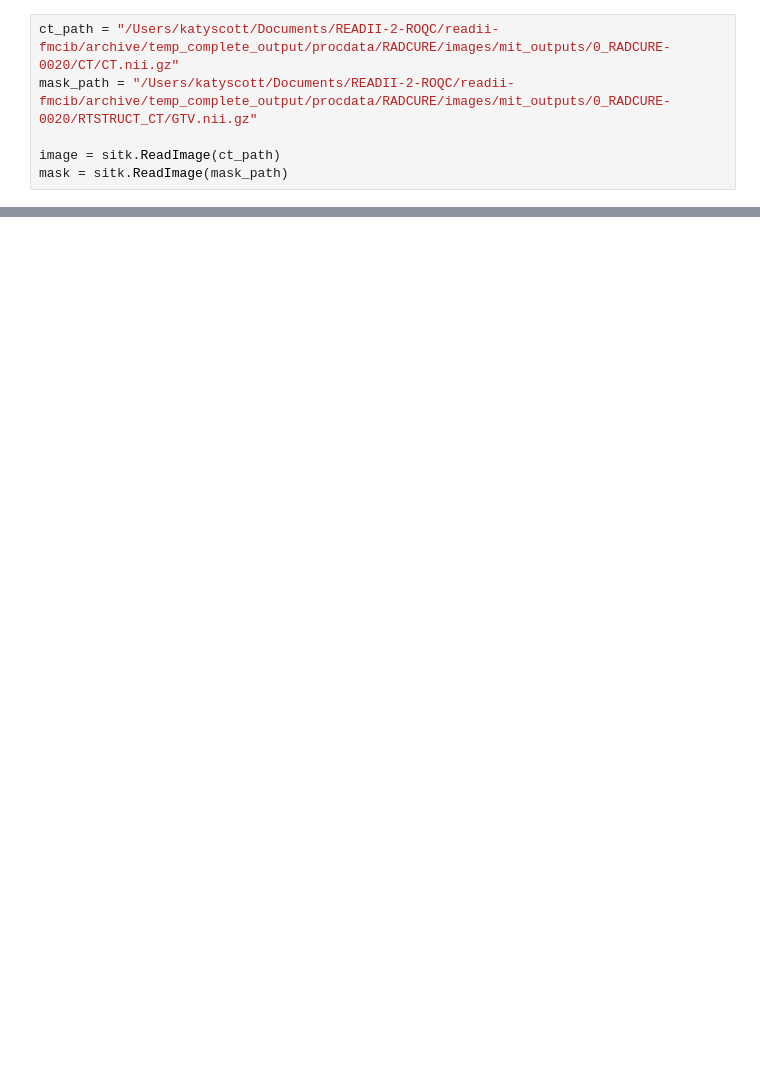
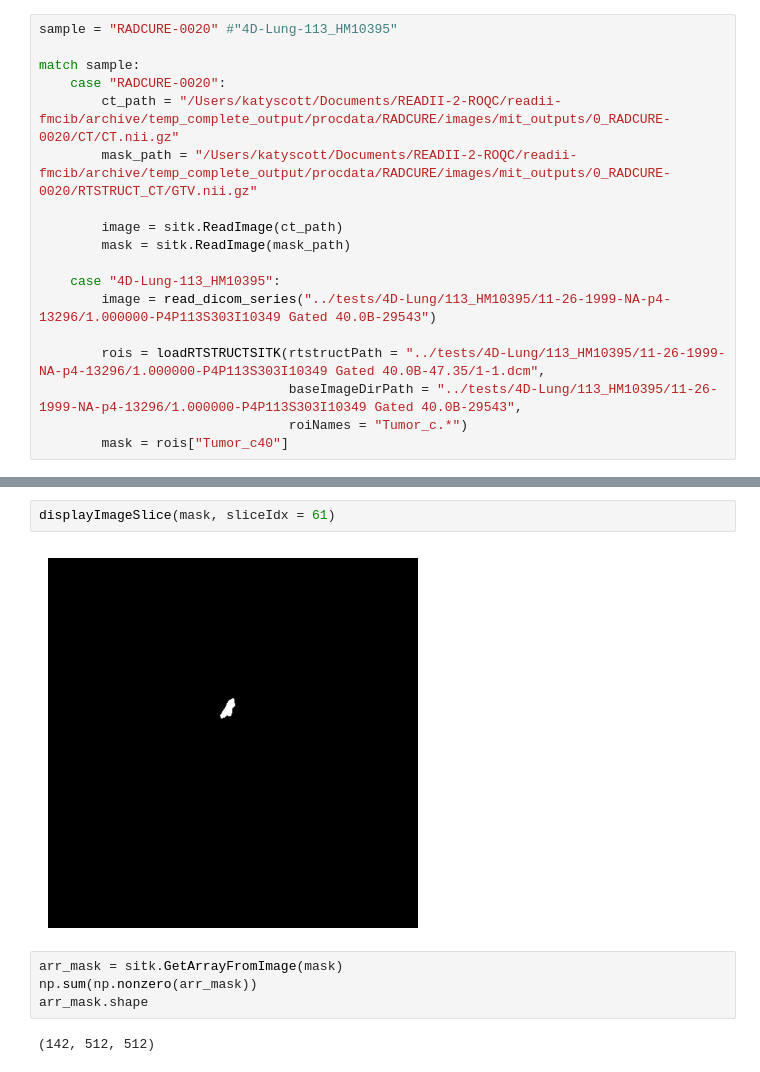
Before and after one commit to bhklab/readii, a Jupyter notebook: notebooks/crop_testing.ipynb, the cells around one changed output, grey strips where cells are left out. Cells and saved outputs as stored; diff of their text form; blank space fills up the shorter version.

Commit message:
chore: trying to figure out mask resize/resampling handling when loaded from DICOM vs nifti

```diff
--- a/notebooks/crop_testing.ipynb
+++ b/notebooks/crop_testing.ipynb
@@ -8,6 +18,18 @@ from process.images.utils.bounding_box import Coordinate, Centroid, Size3D, Poin
 # %%
-ct_path = "/Users/katyscott/Documents/READII-2-ROQC/readii-fmcib/archive/temp_complete_output/procdata/RADCURE/images/mit_outputs/0_RADCURE-0020/CT/CT.nii.gz"
-mask_path = "/Users/katyscott/Documents/READII-2-ROQC/readii-fmcib/archive/temp_complete_output/procdata/RADCURE/images/mit_outputs/0_RADCURE-0020/RTSTRUCT_CT/GTV.nii.gz"
+sample = "RADCURE-0020" #"4D-Lung-113_HM10395"
 
-image = sitk.ReadImage(ct_path)
-mask = sitk.ReadImage(mask_path)
+match sample:
+    case "RADCURE-0020":
+        ct_path = "/Users/katyscott/Documents/READII-2-ROQC/readii-fmcib/archive/temp_complete_output/procdata/RADCURE/images/mit_outputs/0_RADCURE-0020/CT/CT.nii.gz"
+        mask_path = "/Users/katyscott/Documents/READII-2-ROQC/readii-fmcib/archive/temp_complete_output/procdata/RADCURE/images/mit_outputs/0_RADCURE-0020/RTSTRUCT_CT/GTV.nii.gz"
+
+        image = sitk.ReadImage(ct_path)
+        mask = sitk.ReadImage(mask_path)
+
+    case "4D-Lung-113_HM10395":
+        image = read_dicom_series("../tests/4D-Lung/113_HM10395/11-26-1999-NA-p4-13296/1.000000-P4P113S303I10349 Gated 40.0B-29543")
+
+        rois = loadRTSTRUCTSITK(rtstructPath = "../tests/4D-Lung/113_HM10395/11-26-1999-NA-p4-13296/1.000000-P4P113S303I10349 Gated 40.0B-47.35/1-1.dcm",
+                                baseImageDirPath = "../tests/4D-Lung/113_HM10395/11-26-1999-NA-p4-13296/1.000000-P4P113S303I10349 Gated 40.0B-29543",
+                                roiNames = "Tumor_c.*")
+        mask = rois["Tumor_c40"]
@@ -68,0 +113,10 @@ cropped_mask.GetSize()
+# %%
+displayImageSlice(mask, sliceIdx = 61)
+# %% [output]
+[figure, added]
+# %%
+arr_mask = sitk.GetArrayFromImage(mask)
+np.sum(np.nonzero(arr_mask))
+arr_mask.shape
+# %% [output]
+(142, 512, 512)
```
Also changed, not shown: parts of 19 cells of this notebook.
